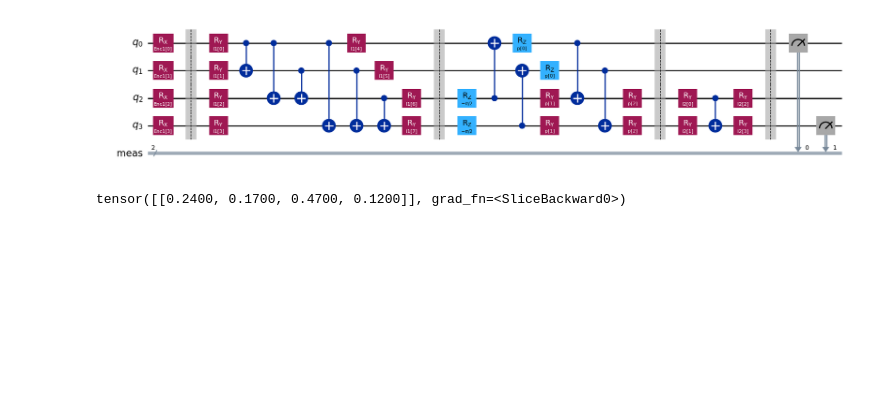
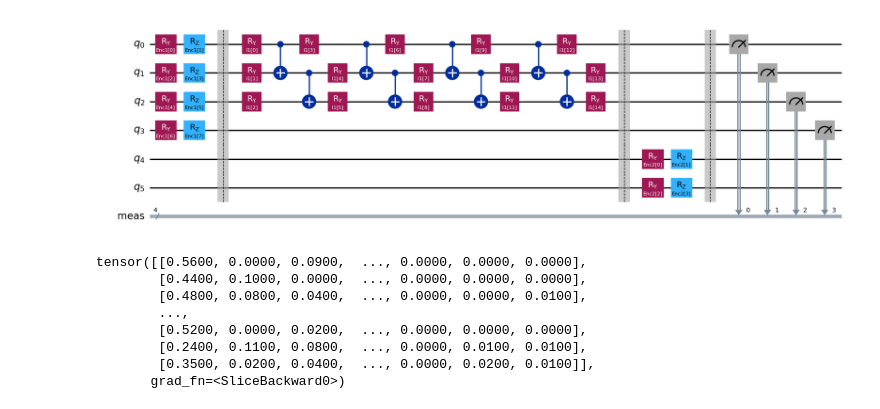
Before and after one commit to holderekt/triqlet, a Jupyter notebook: testing_lib.ipynb, the cells around one changed output. Cells and saved outputs as stored; diff of their text form; code cells hidden in the pictures; blank space fills up the shorter version.

```diff
--- a/testing_lib.ipynb
+++ b/testing_lib.ipynb
@@ -1,30 +1,37 @@
 # %%
 from triqlet.quantum.models import QuantumSamplerModel
 from triqlet.quantum.layers import *
 import torch
 
 
-encoder = EncoderLayer(4, [0,1,2,3], 4 , "Enc1", "x")
+encoder = EncoderLayer(6, [0,1,2,3], 8 , "Enc1", "yz")
 
 ansatz = QuantumSequential(
-    RealAmplitudeLayer(4, [0,1,2,3], "full", 1, "l1", "L1", ),
-    PoolingLayer(4, [0,1], [2,3], "p", "P1"),
-    RealAmplitudeLayer(4, [2,3], "full", 1, "l2", "L2", )
+    RealAmplitudeLayer(6, [0,1,2], "linear", 4, "l1", "L1" ),
+    EncoderLayer(6, [4,5], 4 , "Enc2", "yz")
+
 )
 
 
 a = QuantumSamplerModel(
-    circ_qubits=4,
+    circ_qubits=6,
     encoder= encoder,
     ansatz= ansatz,
     shots=100,
-    measurement=[0,3]
+    measurement=[0,1,2,3]
 )
 
 a.draw(decompose=True)
 
 
-a(torch.rand((1, 4)))
+a(torch.rand((129, 8)))
 # %% [output]
-[figure, old version]
+[figure, new version]
-tensor([[0.2400, 0.1700, 0.4700, 0.1200]], grad_fn=<SliceBackward0>)
+tensor([[0.5600, 0.0000, 0.0900,  ..., 0.0000, 0.0000, 0.0000],
+        [0.4400, 0.1000, 0.0000,  ..., 0.0000, 0.0000, 0.0000],
+        [0.4800, 0.0800, 0.0400,  ..., 0.0000, 0.0000, 0.0100],
+        ...,
+        [0.5200, 0.0000, 0.0200,  ..., 0.0000, 0.0000, 0.0000],
+        [0.2400, 0.1100, 0.0800,  ..., 0.0000, 0.0100, 0.0100],
+        [0.3500, 0.0200, 0.0400,  ..., 0.0000, 0.0200, 0.0100]],
+       grad_fn=<SliceBackward0>)
```
Also changed, not shown: parts of 1 cell of this notebook, 8 other files.
